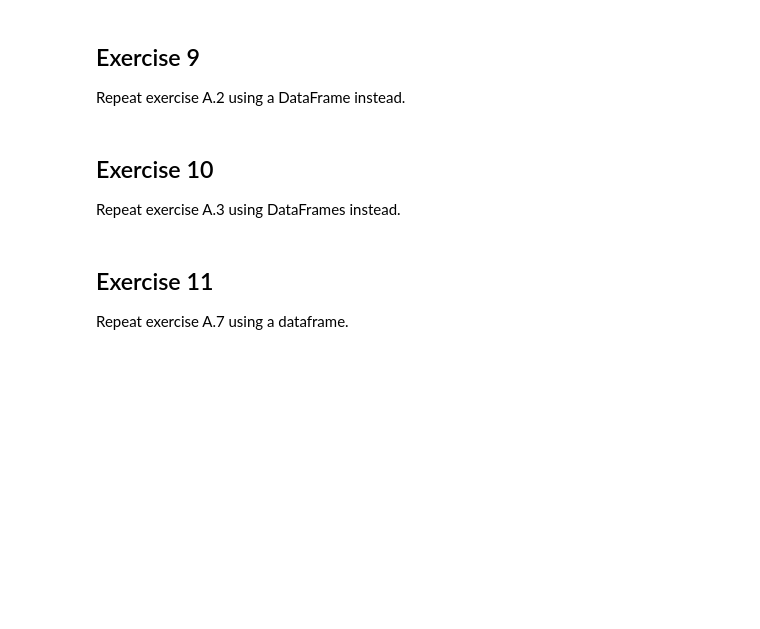
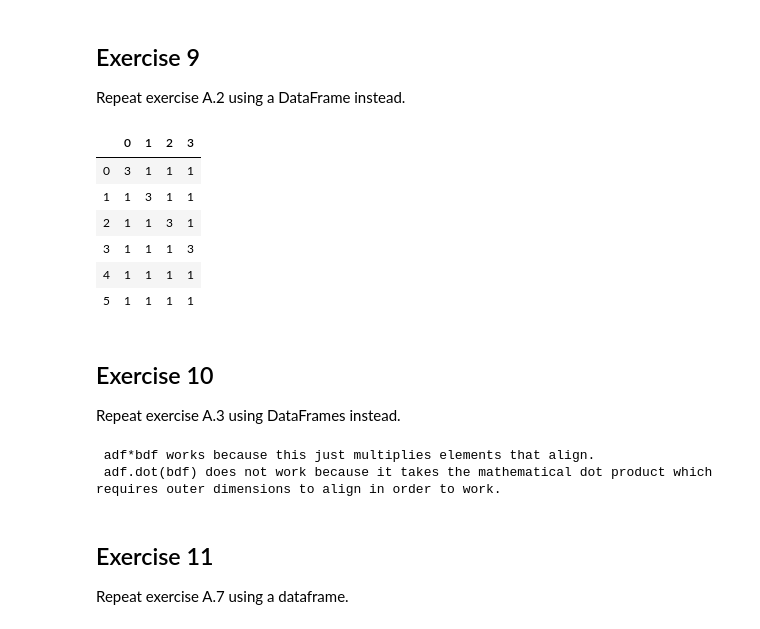
Before and after one commit to 2019-winter/lab-1-lindseyhenry, a Jupyter notebook: labs/Lab 1 - Python and NumPy.ipynb, the cells around one changed output. Drawn from its saved outputs; the diff is of its cells as text; code cells hidden in the pictures; blank space fills up the shorter version.

```diff
--- a/labs/Lab 1 - Python and NumPy.ipynb
+++ b/labs/Lab 1 - Python and NumPy.ipynb
@@ -134,3 +148,16 @@ Repeat exercise A.2 using a DataFrame instead.
+# %%
+b = np.full((6,4),1)
+np.fill_diagonal(b, 3)
+bdf = pd.DataFrame(b)
+bdf
+# %% [output]
+|  | 0 | 1 | 2 | 3 |
+| 0 | 3 | 1 | 1 | 1 |
+| 1 | 1 | 3 | 1 | 1 |
+| 2 | 1 | 1 | 3 | 1 |
+| 3 | 1 | 1 | 1 | 3 |
+| 4 | 1 | 1 | 1 | 1 |
+| 5 | 1 | 1 | 1 | 1 |
 # %% [markdown]
 ## Exercise 10
 Repeat exercise A.3 using DataFrames instead.
@@ -139,3 +164,10 @@ Repeat exercise A.3 using DataFrames instead.
+# %%
+adf*bdf
+print(" adf*bdf works because this just multiplies elements that align. ")
+print(" adf.dot(bdf) does not work because it takes the mathematical dot product which requires outer dimensions to align in order to work. ")
+# %% [output]
+ adf*bdf works because this just multiplies elements that align.
+ adf.dot(bdf) does not work because it takes the mathematical dot product which requires outer dimensions to align in order to work.
 # %% [markdown]
 ## Exercise 11
 Repeat exercise A.7 using a dataframe.
```
Also changed, not shown: parts of 19 cells of this notebook, 1 other file.
